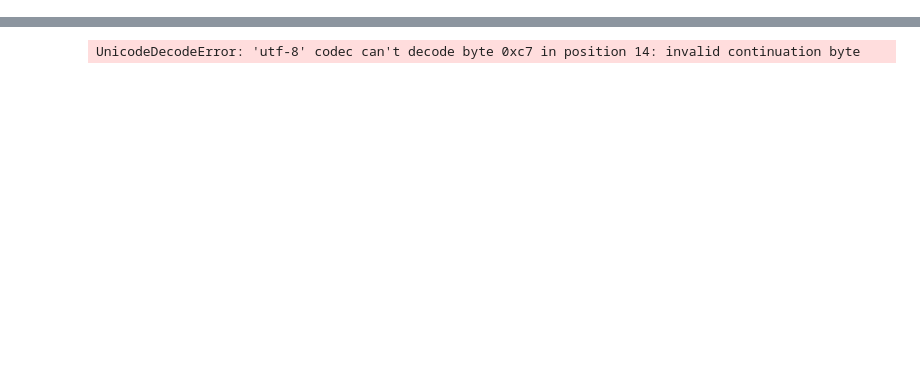
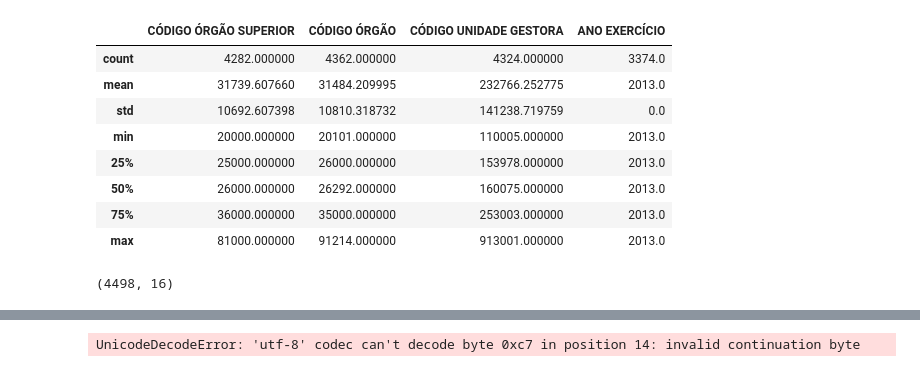
Before and after one commit to Rcm89/Proyecto2-EDA-Ingresos-Publicos-Brasil, a Jupyter notebook: notebooks/notebook_archivos.ipynb, the cells around one changed output, grey strips where cells are left out. Cells and saved outputs as stored; diff of their text form; code cells hidden in the pictures; blank space fills up the shorter version.

```diff
--- a/notebooks/notebook_archivos.ipynb
+++ b/notebooks/notebook_archivos.ipynb
@@ -10,3 +10,19 @@ df1_2013.head(3)
 | 0 | 63000.0 | NaN | 63000.0 | Advocacia-Geral da União - Unidad... | 110060.0 | ... |
 | 1 | 63000.0 | Advocacia-Geral da União | 63000.0 | Advocacia-Geral da União - Unidad... | 110060.0 | ... |
 | 2 | 63000.0 | Advocacia-Geral da União | 63000.0 | Advocacia-Geral da União - Unidad... | 110060.0 | ... |
+# %%
+df1_2013.describe()
+# %% [output]
+|  | CÓDIGO ÓRGÃO SUPERIOR | CÓDIGO ÓRGÃO | CÓDIGO UNIDADE GESTORA | ANO EXERCÍCIO |
+| count | 4282.000000 | 4362.000000 | 4324.000000 | 3374.0 |
+| mean | 31739.607660 | 31484.209995 | 232766.252775 | 2013.0 |
+| std | 10692.607398 | 10810.318732 | 141238.719759 | 0.0 |
+| min | 20000.000000 | 20101.000000 | 110005.000000 | 2013.0 |
+| 25% | 25000.000000 | 26000.000000 | 153978.000000 | 2013.0 |
+| 50% | 26000.000000 | 26292.000000 | 160075.000000 | 2013.0 |
+| 75% | 36000.000000 | 35000.000000 | 253003.000000 | 2013.0 |
+| max | 81000.000000 | 91214.000000 | 913001.000000 | 2013.0 |
+# %%
+df1_2013.shape
+# %% [output]
+(4498, 16)
```
Also changed, not shown: parts of 26 cells of this notebook.
